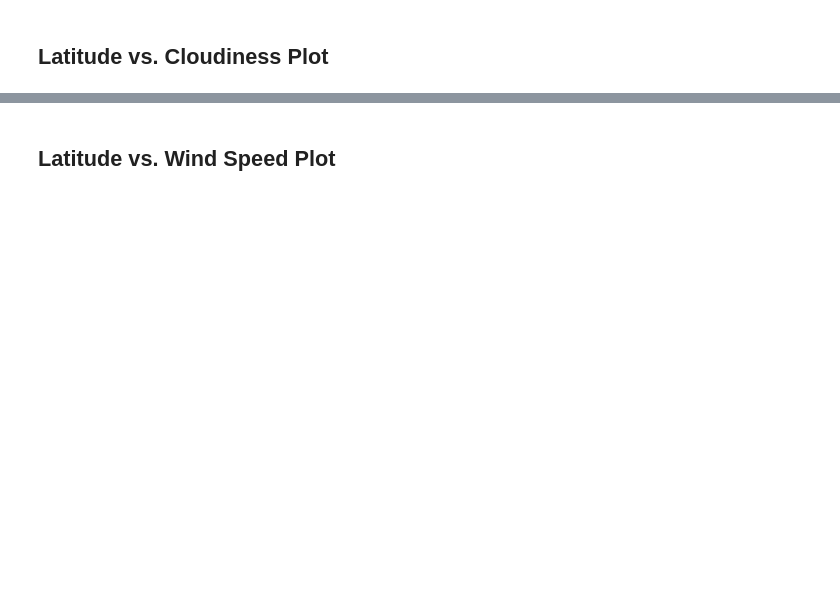
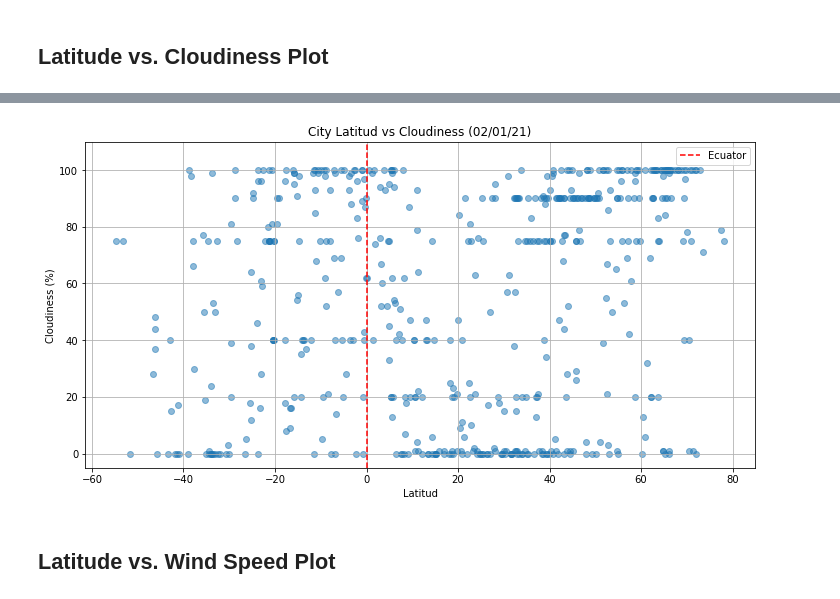
Before and after one commit to cpazoszarain7/python-api-challenge, a Jupyter notebook: WeatherPy/WeatherPy.ipynb, the cells around one changed output, grey strips where cells are left out. Saved outputs shown, nothing was run; the diff lists cells and outputs as text; code cells hidden in the pictures; blank space fills up the shorter version.

```diff
--- a/WeatherPy/WeatherPy.ipynb
+++ b/WeatherPy/WeatherPy.ipynb
@@ -235,2 +239,14 @@ Int64Index([], dtype='int64')
+# %%
+plt.figure(figsize=(12,6))
+plt.scatter(df['Lat'],df['Cloudiness'], alpha=0.5)
+plt.title('City Latitud vs Cloudiness (02/01/21)')
+plt.xlabel('Latitud')
+plt.ylabel('Cloudiness (%)')
+plt.vlines(0,-5,110, linestyles='dashed', label ='Ecuator', colors='r')
+plt.ylim(-5,110)
+plt.legend()
+plt.grid()
+# %% [output]
+[figure, added]
 # %% [markdown]
 ## Latitude vs. Wind Speed Plot
```
Also changed, not shown: parts of 23 cells of this notebook, 1 other file.
